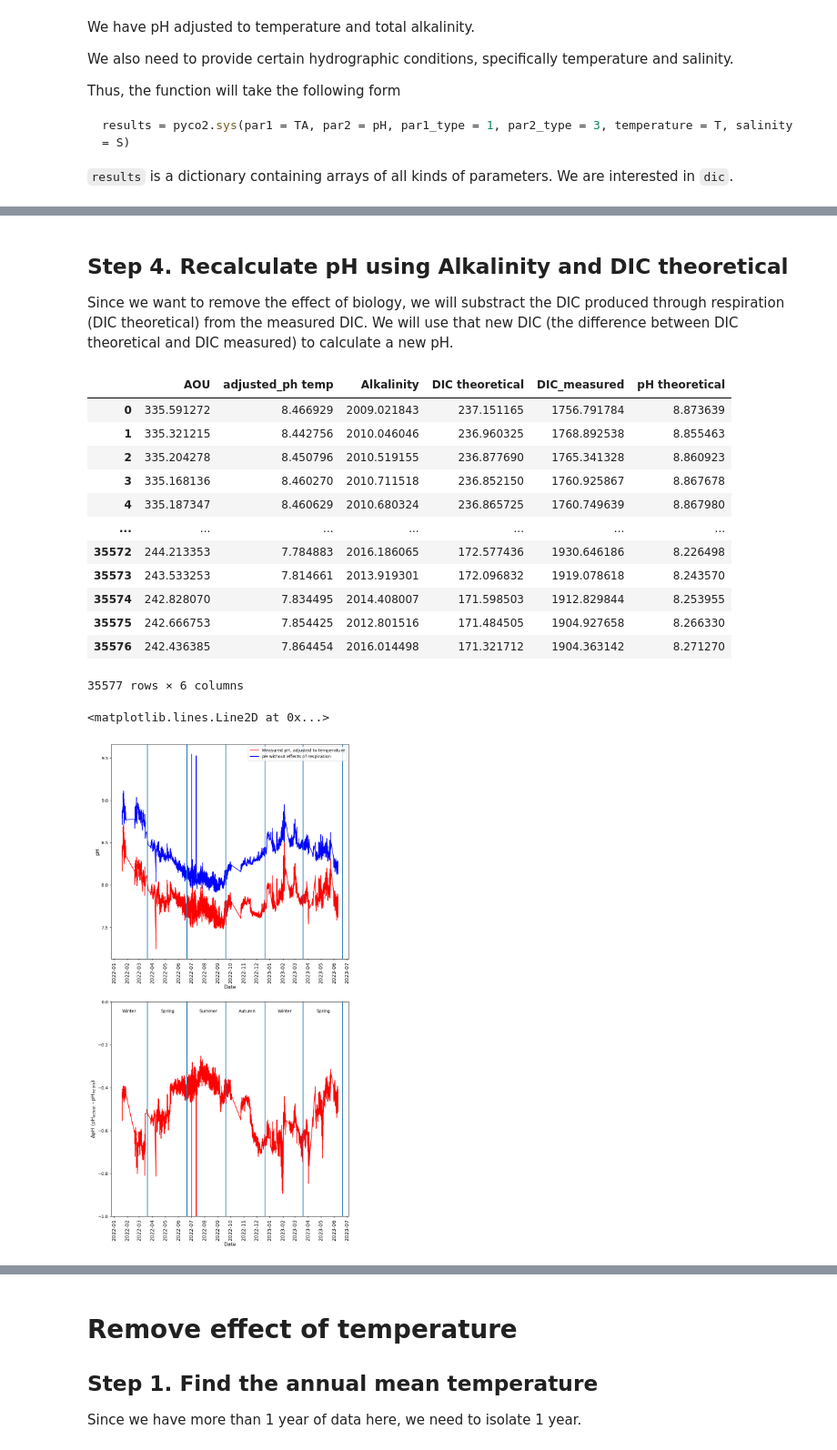
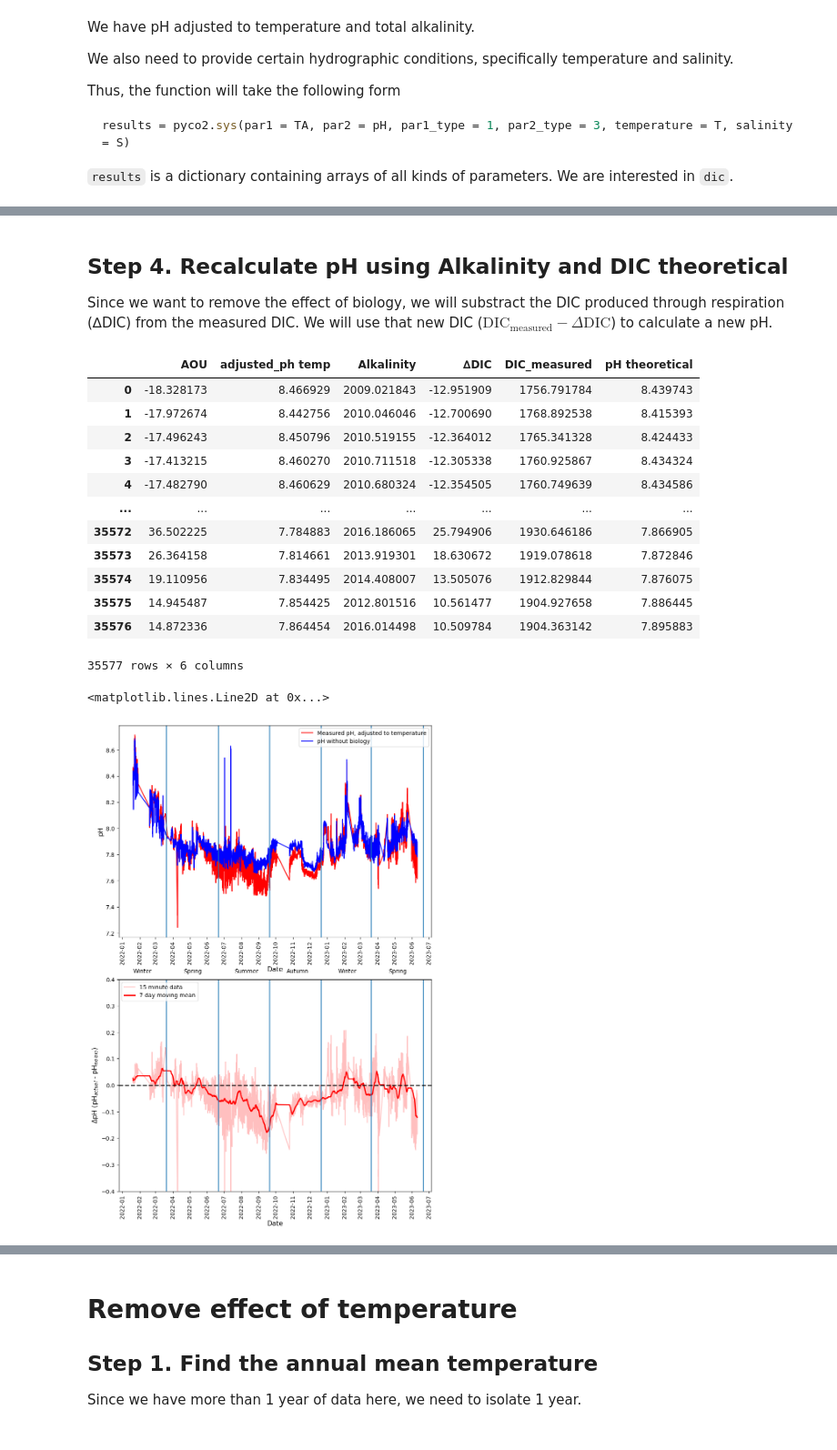
Before and after one commit to abby-baskind/phyto, a Jupyter notebook: bio_temp_normalization.ipynb, the cells around one changed output, grey strips where cells are left out. Shown at 91% size. Drawn from its saved outputs; the diff is of its cells as text; code cells hidden in the pictures.

Commit message:
bio temp correction

```diff
--- a/bio_temp_normalization.ipynb
+++ b/bio_temp_normalization.ipynb
@@ -201,5 +204,5 @@ The conversion then ends up being DO times 1000 (since there are 1000 liters in
 hydrocat720['Density'] = gsw.rho(hydrocat720['hydrocatSalinity'].to_numpy(),
                                  hydrocat720['hydrocatTemperature'].to_numpy(),
                                  np.zeros(len(hydrocat720['hydrocatSalinity'])))
-hydrocat720['DO [umol/L]'] = hydrocat720['hydrocatDissOxygen'] * 1000 / hydrocat720['Density']
+hydrocat720['DO [umol/kg]'] = (hydrocat720['hydrocatDissOxygen'] * 1e6) / (32 * hydrocat720['Density'])
 # %% [markdown]
@@ -240,10 +252,11 @@ $$\text{AOU}=[O_{2}]_{\text{saturation}}-[O_{2}]_{\text{observed}}$$
 # %%
-hydrocat720['AOU'] = hydrocat720['O2 sat'] - hydrocat720['DO [umol/L]']
+hydrocat720['AOU'] = hydrocat720['O2 sat'] - hydrocat720['DO [umol/kg]']
 
-fig, ax = plt.subplots(figsize = [5,5])
+fig, ax = plt.subplots(figsize = [10,5])
 ax.plot(hydrocat720["DateTime"],hydrocat720['AOU'])
 ax.set_xlabel('Year Month')
-ax.set_ylabel('AOU')
+ax.set_ylabel('AOU [umol/kg]')
 ax.xaxis.set_major_locator(mdates.MonthLocator(interval=1))
 ax.tick_params('x',labelsize = 12, labelrotation = 90)
+ax.axhline(y=0.0, color='k', linestyle='dashed', lw = 2)
 # %% [output]
@@ -253,84 +269,88 @@ ax.tick_params('x',labelsize = 12, labelrotation = 90)
 # %%
 C_to_O2 = 106/150
 
-hydrocat720['DIC theoretical'] = hydrocat720['AOU'] * C_to_O2
+hydrocat720['∆DIC'] = hydrocat720['AOU'] * C_to_O2
 # %% [markdown]
 ## Step 4. Recalculate pH using Alkalinity and DIC theoretical
 
-Since we want to remove the effect of biology, we will substract the DIC produced through respiration (DIC theoretical) from the measured DIC. We will use that new DIC (the difference between DIC theoretical and DIC measured) to calculate a new pH.
+Since we want to remove the effect of biology, we will substract the DIC produced through respiration (∆DIC) from the measured DIC. We will use that new DIC ($\text{DIC}_{\text{measured}} - \Delta \text{DIC}$) to calculate a new pH.
 # %%
 TA = hydrocat720['Alkalinity']
-# DIC = hydrocat720['DIC theoretical']
-DIC = hydrocat720['DIC_measured'] - hydrocat720['DIC theoretical']
+DIC = hydrocat720['DIC_measured'] - hydrocat720['∆DIC']
 T = hydrocat720['hydrocatTemperature']
 S = hydrocat720['hydrocatSalinity']
 
 results = pyco2.sys(par1 = TA, par2 = DIC, par1_type = 1, par2_type = 2, temperature = T, salinity = S)
 hydrocat720['pH theoretical'] = results['pH']
 # %%
-hydrocat720[['AOU', 'adjusted_ph temp', 'Alkalinity', 'DIC theoretical',
+hydrocat720[['AOU', 'adjusted_ph temp', 'Alkalinity', '∆DIC',
        'DIC_measured', 'pH theoretical']]
 # %% [output]
-|  | AOU | adjusted_ph temp | Alkalinity | DIC theoretical | DIC_measured | pH theoretical |
-| 0 | 335.591272 | 8.466929 | 2009.021843 | 237.151165 | 1756.791784 | 8.873639 |
-| 1 | 335.321215 | 8.442756 | 2010.046046 | 236.960325 | 1768.892538 | 8.855463 |
-| 2 | 335.204278 | 8.450796 | 2010.519155 | 236.877690 | 1765.341328 | 8.860923 |
-| 3 | 335.168136 | 8.460270 | 2010.711518 | 236.852150 | 1760.925867 | 8.867678 |
-| 4 | 335.187347 | 8.460629 | 2010.680324 | 236.865725 | 1760.749639 | 8.867980 |
+|  | AOU | adjusted_ph temp | Alkalinity | ∆DIC | DIC_measured | pH theoretical |
+| 0 | -18.328173 | 8.466929 | 2009.021843 | -12.951909 | 1756.791784 | 8.439743 |
+| 1 | -17.972674 | 8.442756 | 2010.046046 | -12.700690 | 1768.892538 | 8.415393 |
+| 2 | -17.496243 | 8.450796 | 2010.519155 | -12.364012 | 1765.341328 | 8.424433 |
+| 3 | -17.413215 | 8.460270 | 2010.711518 | -12.305338 | 1760.925867 | 8.434324 |
+| 4 | -17.482790 | 8.460629 | 2010.680324 | -12.354505 | 1760.749639 | 8.434586 |
 | ... | ... | ... | ... | ... | ... | ... |
-| 35572 | 244.213353 | 7.784883 | 2016.186065 | 172.577436 | 1930.646186 | 8.226498 |
-| 35573 | 243.533253 | 7.814661 | 2013.919301 | 172.096832 | 1919.078618 | 8.243570 |
-| 35574 | 242.828070 | 7.834495 | 2014.408007 | 171.598503 | 1912.829844 | 8.253955 |
-| 35575 | 242.666753 | 7.854425 | 2012.801516 | 171.484505 | 1904.927658 | 8.266330 |
-| 35576 | 242.436385 | 7.864454 | 2016.014498 | 171.321712 | 1904.363142 | 8.271270 |
+| 35572 | 36.502225 | 7.784883 | 2016.186065 | 25.794906 | 1930.646186 | 7.866905 |
+| 35573 | 26.364158 | 7.814661 | 2013.919301 | 18.630672 | 1919.078618 | 7.872846 |
+| 35574 | 19.110956 | 7.834495 | 2014.408007 | 13.505076 | 1912.829844 | 7.876075 |
+| 35575 | 14.945487 | 7.854425 | 2012.801516 | 10.561477 | 1904.927658 | 7.886445 |
+| 35576 | 14.872336 | 7.864454 | 2016.014498 | 10.509784 | 1904.363142 | 7.895883 |
 35577 rows × 6 columns
 # %%
-fig, ax = plt.subplots(nrows = 2, figsize = [10,20])
+fig, ax = plt.subplots(nrows = 2, figsize = [10,15])
 
 # First subplot: Plot both pH time series
 ax[0].plot(hydrocat720["DateTime"],hydrocat720['adjusted_ph temp'],color="red", label = 'Measured pH, adjusted to temperature')
-ax[0].plot(hydrocat720["DateTime"],hydrocat720['pH theoretical'],color="blue", label = 'pH without effects of respiration')
+ax[0].plot(hydrocat720["DateTime"],hydrocat720['pH theoretical'],color="blue", label = 'pH without biology')
 
 # set x-axis label
 ax[0].set_xlabel("Date", fontsize = 12)
 # set y-axis label
 ax[0].set_ylabel("pH",fontsize=12)
 
 ax[0].xaxis.set_major_locator(mdates.MonthLocator(interval=1))
-ax[0].tick_params('x',labelsize = 12, labelrotation = 90)
+ax[0].tick_params('x',labelsize = 10, labelrotation = 90)
 ax[0].legend()
 
 ax[0].axvline(datetime(2022, 3, 20))
 ax[0].axvline(datetime(2022, 6, 21))
 ax[0].axvline(datetime(2022, 9, 20))
 ax[0].axvline(datetime(2022, 12, 21))
 ax[0].axvline(datetime(2023, 3, 20))
 ax[0].axvline(datetime(2023, 6, 21))
 
 # Subplot 2: plot the difference in the pH
-ax[1].plot(hydrocat720["DateTime"],hydrocat720['adjusted_ph temp'] - hydrocat720['pH theoretical'] ,color="red")
+ax[1].plot(hydrocat720["DateTime"],hydrocat720['adjusted_ph temp'] - hydrocat720['pH theoretical'] ,color="red", alpha = 0.25, label = '15 minute data')
+ax[1].plot(hydrocat720["DateTime"],
+           bn.move_mean(hydrocat720['adjusted_ph temp'] - hydrocat720['pH theoretical'], window=96*7, min_count=1),
+           color='red', linewidth = 2, label = '7 day moving mean')
 # set x-axis label
 ax[1].set_xlabel("Date", fontsize = 12)
 # set y-axis label
 ax[1].set_ylabel("∆pH (pH$_{actual}$ - pH$_{no\ bio})$",fontsize=12)
 ax[1].xaxis.set_major_locator(mdates.MonthLocator(interval=1))
-ax[1].tick_params('x',labelsize = 12, labelrotation = 90)
-ax[1].set_ylim([-1,0])
+ax[1].tick_params('x',labelsize = 10, labelrotation = 90)
+ax[1].set_ylim([-0.4,0.4])
+ax[1].legend()
 
-ax[1].text(datetime(2022, 1, 20), -0.05, 'Winter')
+ax[1].text(datetime(2022, 1, 20), 0.425, 'Winter')
 ax[1].axvline(datetime(2022, 3, 20))
-ax[1].text(datetime(2022, 4, 20), -0.05, 'Spring')
+ax[1].text(datetime(2022, 4, 20), 0.425, 'Spring')
 ax[1].axvline(datetime(2022, 6, 21))
-ax[1].text(datetime(2022, 7, 20), -0.05, 'Summer')
+ax[1].text(datetime(2022, 7, 20), 0.425, 'Summer')
 ax[1].axvline(datetime(2022, 9, 20))
-ax[1].text(datetime(2022, 10, 20), -0.05, 'Autumn')
+ax[1].text(datetime(2022, 10, 20), 0.425, 'Autumn')
 ax[1].axvline(datetime(2022, 12, 21))
-ax[1].text(datetime(2023, 1, 20), -0.05, 'Winter')
+ax[1].text(datetime(2023, 1, 20), 0.425, 'Winter')
 ax[1].axvline(datetime(2023, 3, 20))
-ax[1].text(datetime(2023, 4, 20), -0.05, 'Spring')
+ax[1].text(datetime(2023, 4, 20), 0.425, 'Spring')
 ax[1].axvline(datetime(2023, 6, 21))
+ax[1].axhline(y=0.0, color='k', linestyle='dashed', lw = 2)
 # %% [output]
 <matplotlib.lines.Line2D at 0x...>
-[figure, old version]
+[figure, new version]
 # %% [markdown]
 ## Observations of effect of biology
```
Also changed, not shown: parts of 10 cells of this notebook, 1 other file.
